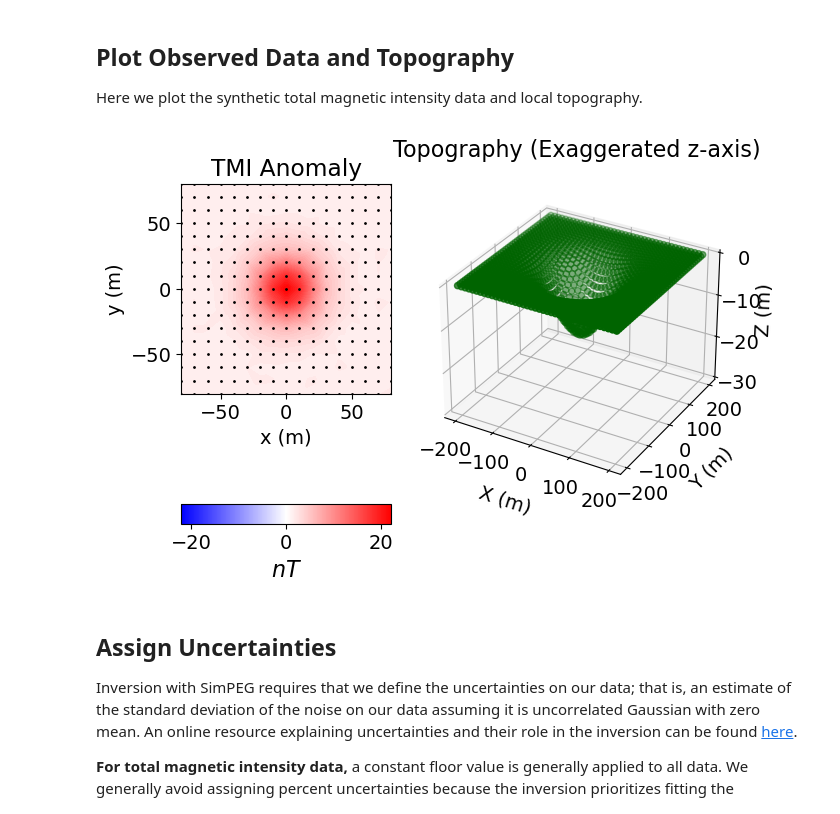
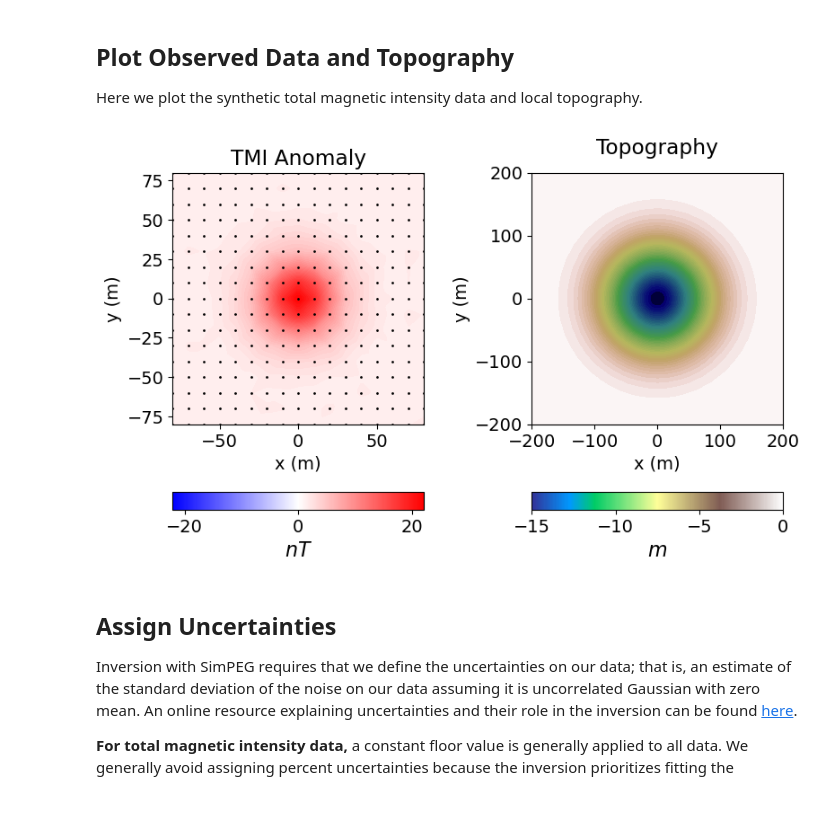
Before and after one commit to simpeg/user-tutorials, a Jupyter notebook: notebooks/04-magnetics/inv_magnetics_induced_3d.ipynb, the cells around one changed output. Saved outputs shown, nothing was run; the diff lists cells and outputs as text; code cells hidden in the pictures.

```diff
--- a/notebooks/04-magnetics/inv_magnetics_induced_3d.ipynb
+++ b/notebooks/04-magnetics/inv_magnetics_induced_3d.ipynb
@@ -119,43 +119,52 @@ Here we plot the synthetic total magnetic intensity data and local topography.
 receiver_locations = dobs[:, 0:3]
 dobs = dobs[:, -1]
 # %%
-fig = plt.figure(figsize=(6, 5))
+fig = plt.figure(figsize=(8, 5))
 ax1 = fig.add_axes([0.05, 0.35, 0.35, 0.6])
 
 v_max = np.max(np.abs(dobs))
-norm = mpl.colors.Normalize(vmin=-v_max, vmax=v_max)
+norm1 = mpl.colors.Normalize(vmin=-v_max, vmax=v_max)
 
 plot2Ddata(
     receiver_locations,
     dobs,
     ax=ax1,
     dataloc=True,
     ncontour=40,
-    contourOpts={"cmap": mpl.cm.bwr, "norm": norm},
+    contourOpts={"cmap": mpl.cm.bwr, "norm": norm1},
 )
 ax1.set_title("TMI Anomaly")
 ax1.set_xlabel("x (m)")
 ax1.set_ylabel("y (m)")
 
 cx1 = fig.add_axes([0.05, 0.18, 0.35, 0.04])
 cbar1 = mpl.colorbar.ColorbarBase(
-    cx1, norm=norm, orientation="horizontal", cmap=mpl.cm.bwr
+    cx1, norm=norm1, orientation="horizontal", cmap=mpl.cm.bwr
 )
 cbar1.set_label("$nT$", size=16)
 
-ax2 = fig.add_axes([0.42, 0.1, 0.58, 0.9], projection='3d')
-ax2.set_zlim([-30, 0])
-ax2.scatter3D(topo_xyz[:, 0], topo_xyz[:, 1], topo_xyz[:, 2], c='darkgreen')
-ax2.set_box_aspect(aspect=None, zoom=0.9)
-ax2.set_xlabel('X (m)', labelpad=10)
-ax2.set_ylabel('Y (m)', labelpad=10)
-ax2.set_zlabel('Z (m)', labelpad=2)
-ax2.set_title('Topography (Exaggerated z-axis)', fontsize=16)
-ax2.view_init(elev=30.)
+ax2 = fig.add_axes([0.55, 0.35, 0.35, 0.6])
+plot2Ddata(
+    topo_xyz[:, 0:2],
+    topo_xyz[:, -1],
+    ax=ax2,
+    ncontour=50,
+    contourOpts={"cmap": "gist_earth"}
+)
+ax2.set_title("Topography", pad=15)
+ax2.set_xlabel("x (m)")
+ax2.set_ylabel("y (m)")
+
+cx2 = fig.add_axes([0.55, 0.18, 0.35, 0.04])
+norm2 = mpl.colors.Normalize(vmin=np.min(topo_xyz[:, -1]), vmax=np.max(topo_xyz[:, -1])+1e-3)
+cbar2 = mpl.colorbar.ColorbarBase(
+    cx2, norm=norm2, orientation="horizontal", cmap=mpl.cm.terrain
+)
+cbar2.set_label("$m$", size=16)
 
 plt.show()
 # %% [output]
-[figure, old version]
+[figure, new version]
 # %% [markdown]
 ## Assign Uncertainties
 
```
Also changed, not shown: parts of 4 cells of this notebook, 13 other files.
